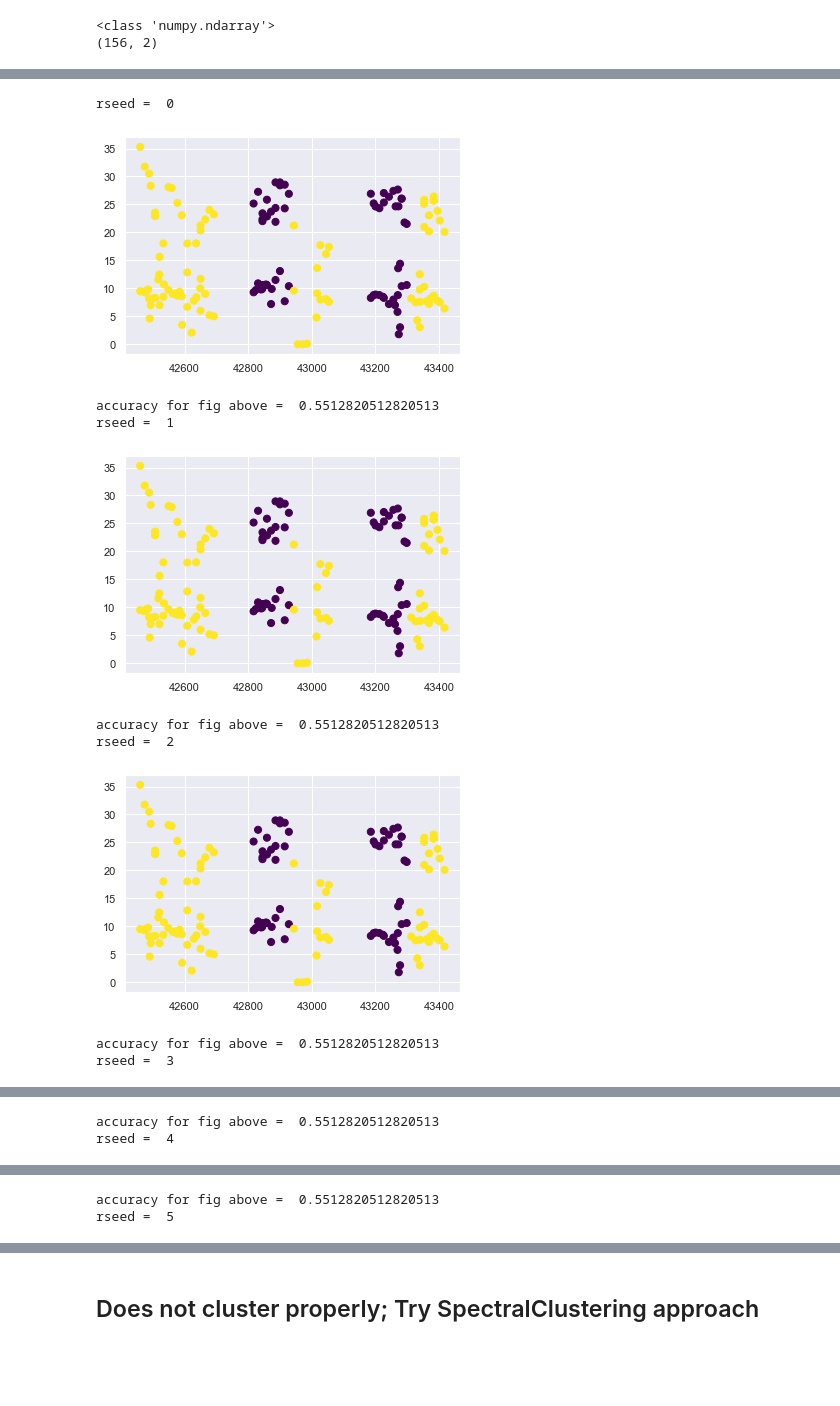
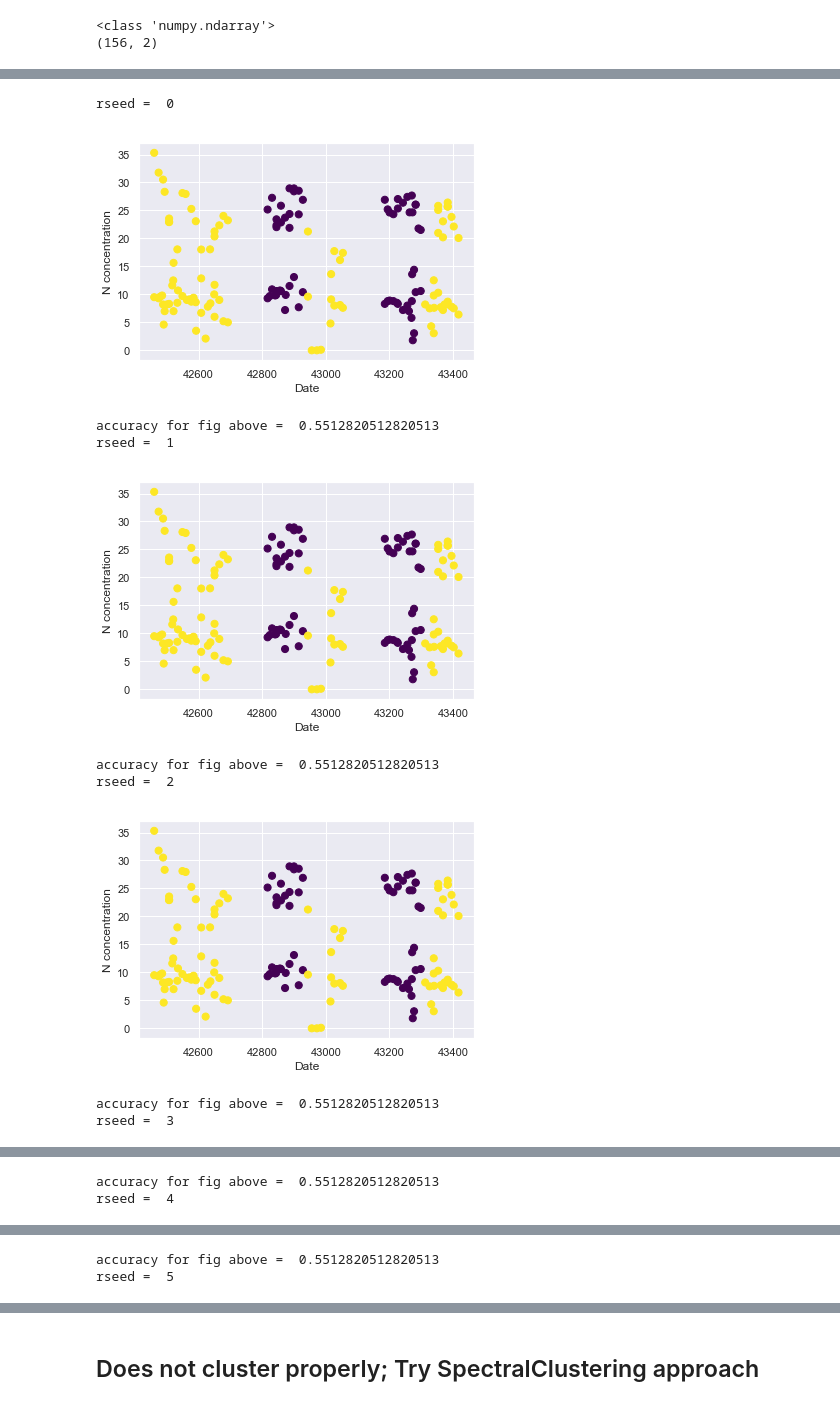
Before and after one commit to jiyeow/516x, a Jupyter notebook: module3/JY_kmeans_owndataset.ipynb, the cells around one changed output, grey strips where cells are left out. Saved outputs shown, nothing was run; the diff lists cells and outputs as text; code cells hidden in the pictures; blank space fills up the shorter version.

```diff
--- a/module3/JY_kmeans_owndataset.ipynb
+++ b/module3/JY_kmeans_owndataset.ipynb
@@ -67,6 +70,8 @@ plt.scatter(centers[:, 0], centers[:, 1], c='black', s=200, alpha=0.5);
 # %%
 from sklearn.metrics import pairwise_distances_argmin
 from scipy.stats import mode
+from sklearn.metrics import accuracy_score
+clusters = kmeans.fit_predict(X)
 
 for a in range(0,7):
     print('rseed = ', a)
@@ -74,39 +79,41 @@ for a in range(0,7):
         # 1. Randomly choose clusters
         rng = np.random.RandomState(rseed)
         i = rng.permutation(X.shape[0])[:n_clusters]
         centers = X[i]
 
         while True:
             # 2a. Assign labels based on closest center
             labels = pairwise_distances_argmin(X, centers)
 
             # 2b. Find new centers from means of points
             new_centers = np.array([X[labels == i].mean(0)
                                     for i in range(n_clusters)])
 
             # 2c. Check for convergence
             if np.all(centers == new_centers):
                 break
             centers = new_centers
 
         return centers, labels
 
     centers, labels = find_clusters(X, 6)
     labels = np.zeros_like(clusters)
     for i in range(10):
         mask = (clusters == i)
         labels[mask] = mode(y_true[mask])[0] #Takes the mode of the true label
     plt.scatter(X[:, 0], X[:, 1], c=labels, s=50, cmap='viridis');
+    plt.xlabel('Date')
+    plt.ylabel('N concentration')
     plt.show()
     print('accuracy for fig above = ', accuracy_score(y_true, labels))
 # %% [output]
 rseed =  0
-[figure, old version]
+[figure, new version]
 accuracy for fig above =  0.5512820512820513
 rseed =  1
-[figure, old version]
+[figure, new version]
 accuracy for fig above =  0.5512820512820513
 rseed =  2
-[figure, old version]
+[figure, new version]
 accuracy for fig above =  0.5512820512820513
 rseed =  3
```
Also changed, not shown: parts of 8 cells of this notebook, 1 other file.
